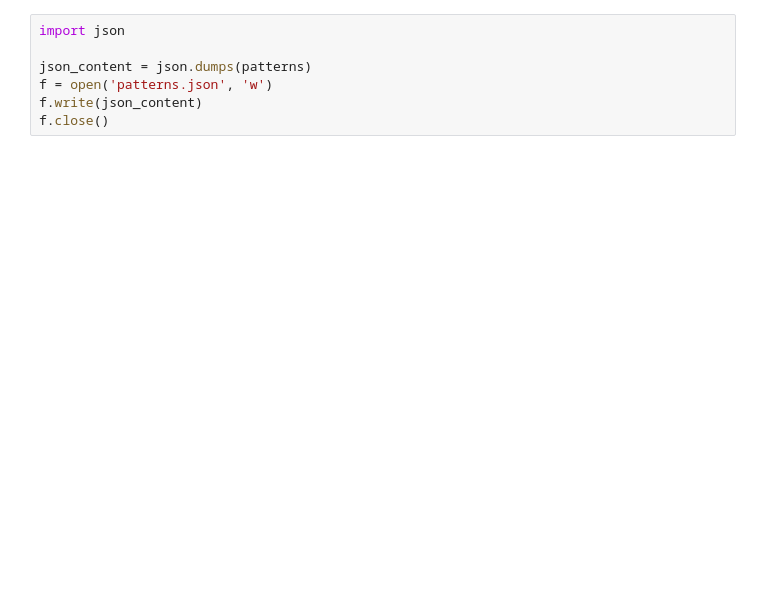
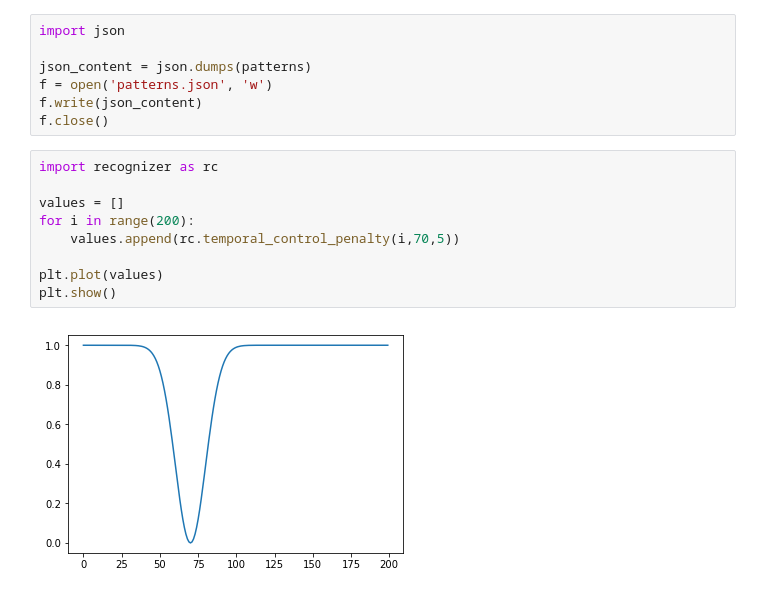
Before and after one commit to silicon-beach/stock-analysis, a Jupyter notebook: Plot Templates.ipynb, the cells around one changed output. Saved outputs shown, nothing was run; the diff lists cells and outputs as text; blank space fills up the shorter version.

```diff
--- a/Plot Templates.ipynb
+++ b/Plot Templates.ipynb
@@ -34,3 +28,14 @@ json_content = json.dumps(patterns)
 f = open('patterns.json', 'w')
 f.write(json_content)
 f.close()
+# %%
+import recognizer as rc
+
+values = []
+for i in range(200):
+    values.append(rc.temporal_control_penalty(i,70,5))
+
+plt.plot(values)
+plt.show()
+# %% [output]
+[figure, added]
```
Also changed, not shown: parts of 1 cell of this notebook, 9 other files.
